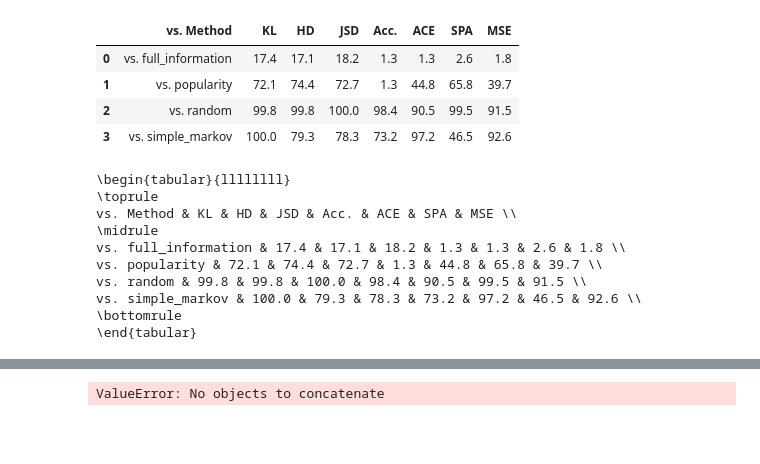
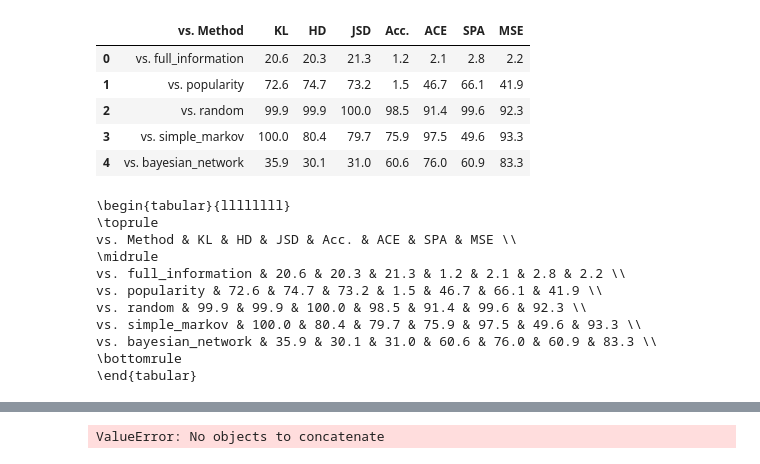
Before and after one commit to ryosukeaaaaa/master_research, a Jupyter notebook: notebooks/synthetic/synthetic_results_analysis.ipynb, the cells around one changed output, grey strips where cells are left out. Saved outputs shown, nothing was run; the diff lists cells and outputs as text; code cells hidden in the pictures; blank space fills up the shorter version.

```diff
--- a/notebooks/synthetic/synthetic_results_analysis.ipynb
+++ b/notebooks/synthetic/synthetic_results_analysis.ipynb
@@ -84,33 +86,35 @@ ratio["percent"] = 100 * ratio["significant_ratio"]
 # %%
 BASELINE_ORDER = [
     "full_information",
     "popularity",
     "random",
     "simple_markov",
+    "bayesian_network",
 ]
 
 table2 = pd.DataFrame()
 table2["vs. Method"] = [f"vs. {b}" for b in BASELINE_ORDER]
 
 for m in METRICS_ORDER:
     vals = []
     for b in BASELINE_ORDER:
         v = ratio[
             (ratio["metric"] == m) &
             (ratio["baseline"] == b)
         ]["percent"].values
 
         vals.append(f"{v[0]:.1f}" if len(v) > 0 else "-")
 
     table2[METRIC_NAMES[m]] = vals
 
 table2
 # %% [output]
 |  | vs. Method | KL | HD | JSD | Acc. | ACE | SPA | MSE |
-| 0 | vs. full_information | 17.4 | 17.1 | 18.2 | 1.3 | 1.3 | 2.6 | 1.8 |
-| 1 | vs. popularity | 72.1 | 74.4 | 72.7 | 1.3 | 44.8 | 65.8 | 39.7 |
-| 2 | vs. random | 99.8 | 99.8 | 100.0 | 98.4 | 90.5 | 99.5 | 91.5 |
-| 3 | vs. simple_markov | 100.0 | 79.3 | 78.3 | 73.2 | 97.2 | 46.5 | 92.6 |
+| 0 | vs. full_information | 20.6 | 20.3 | 21.3 | 1.2 | 2.1 | 2.8 | 2.2 |
+| 1 | vs. popularity | 72.6 | 74.7 | 73.2 | 1.5 | 46.7 | 66.1 | 41.9 |
+| 2 | vs. random | 99.9 | 99.9 | 100.0 | 98.5 | 91.4 | 99.6 | 92.3 |
+| 3 | vs. simple_markov | 100.0 | 80.4 | 79.7 | 75.9 | 97.5 | 49.6 | 93.3 |
+| 4 | vs. bayesian_network | 35.9 | 30.1 | 31.0 | 60.6 | 76.0 | 60.9 | 83.3 |
 # %%
 print(table2.to_latex(index=False))
 # %% [output]
@@ -118,10 +122,11 @@ print(table2.to_latex(index=False))
 \toprule
 vs. Method & KL & HD & JSD & Acc. & ACE & SPA & MSE \\
 \midrule
-vs. full_information & 17.4 & 17.1 & 18.2 & 1.3 & 1.3 & 2.6 & 1.8 \\
-vs. popularity & 72.1 & 74.4 & 72.7 & 1.3 & 44.8 & 65.8 & 39.7 \\
-vs. random & 99.8 & 99.8 & 100.0 & 98.4 & 90.5 & 99.5 & 91.5 \\
-vs. simple_markov & 100.0 & 79.3 & 78.3 & 73.2 & 97.2 & 46.5 & 92.6 \\
+vs. full_information & 20.6 & 20.3 & 21.3 & 1.2 & 2.1 & 2.8 & 2.2 \\
+vs. popularity & 72.6 & 74.7 & 73.2 & 1.5 & 46.7 & 66.1 & 41.9 \\
+vs. random & 99.9 & 99.9 & 100.0 & 98.5 & 91.4 & 99.6 & 92.3 \\
+vs. simple_markov & 100.0 & 80.4 & 79.7 & 75.9 & 97.5 & 49.6 & 93.3 \\
+vs. bayesian_network & 35.9 & 30.1 & 31.0 & 60.6 & 76.0 & 60.9 & 83.3 \\
 \bottomrule
 \end{tabular}
 # %%
```
Also changed, not shown: parts of 3 cells of this notebook, 52 other files.
